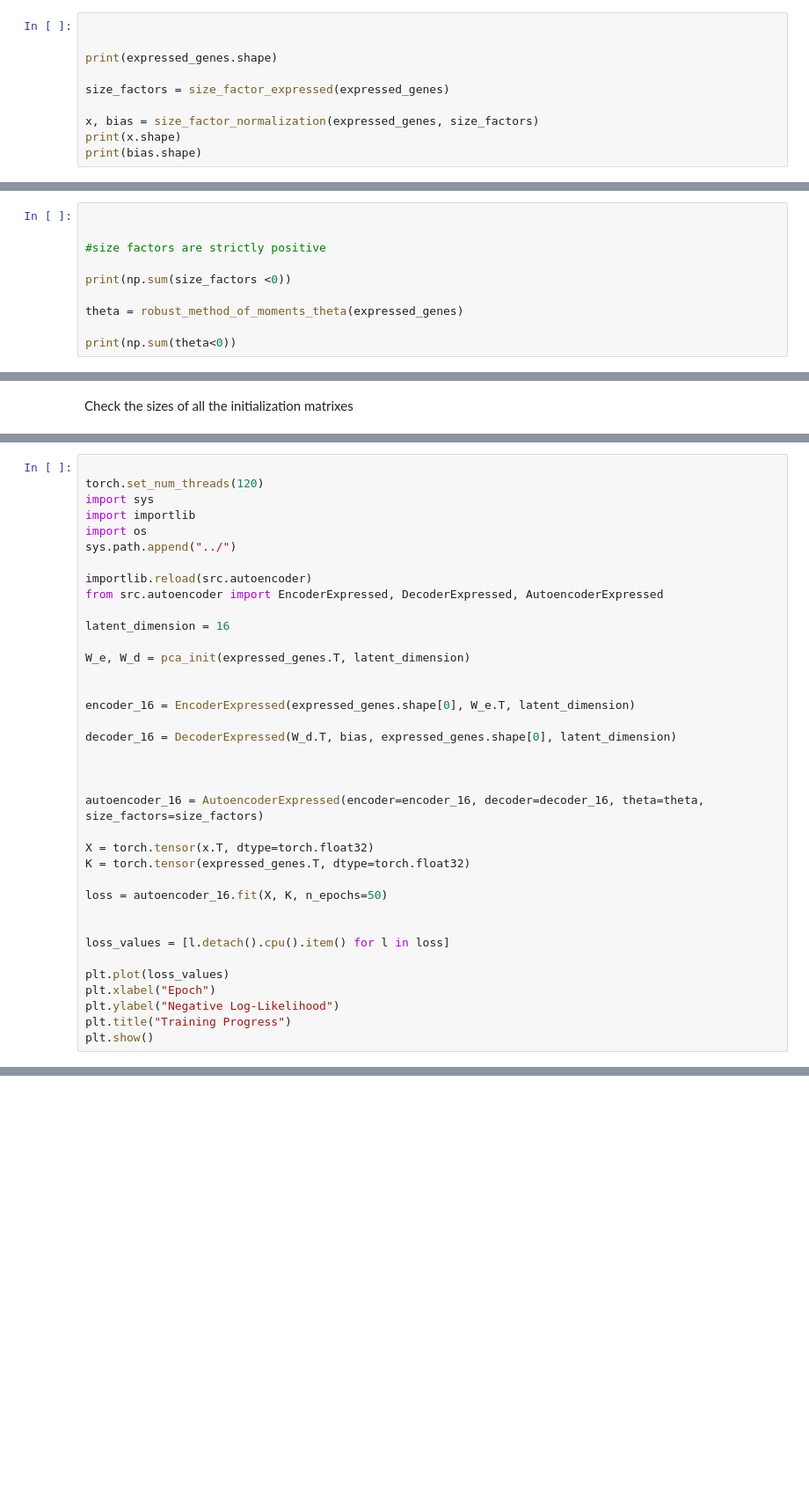
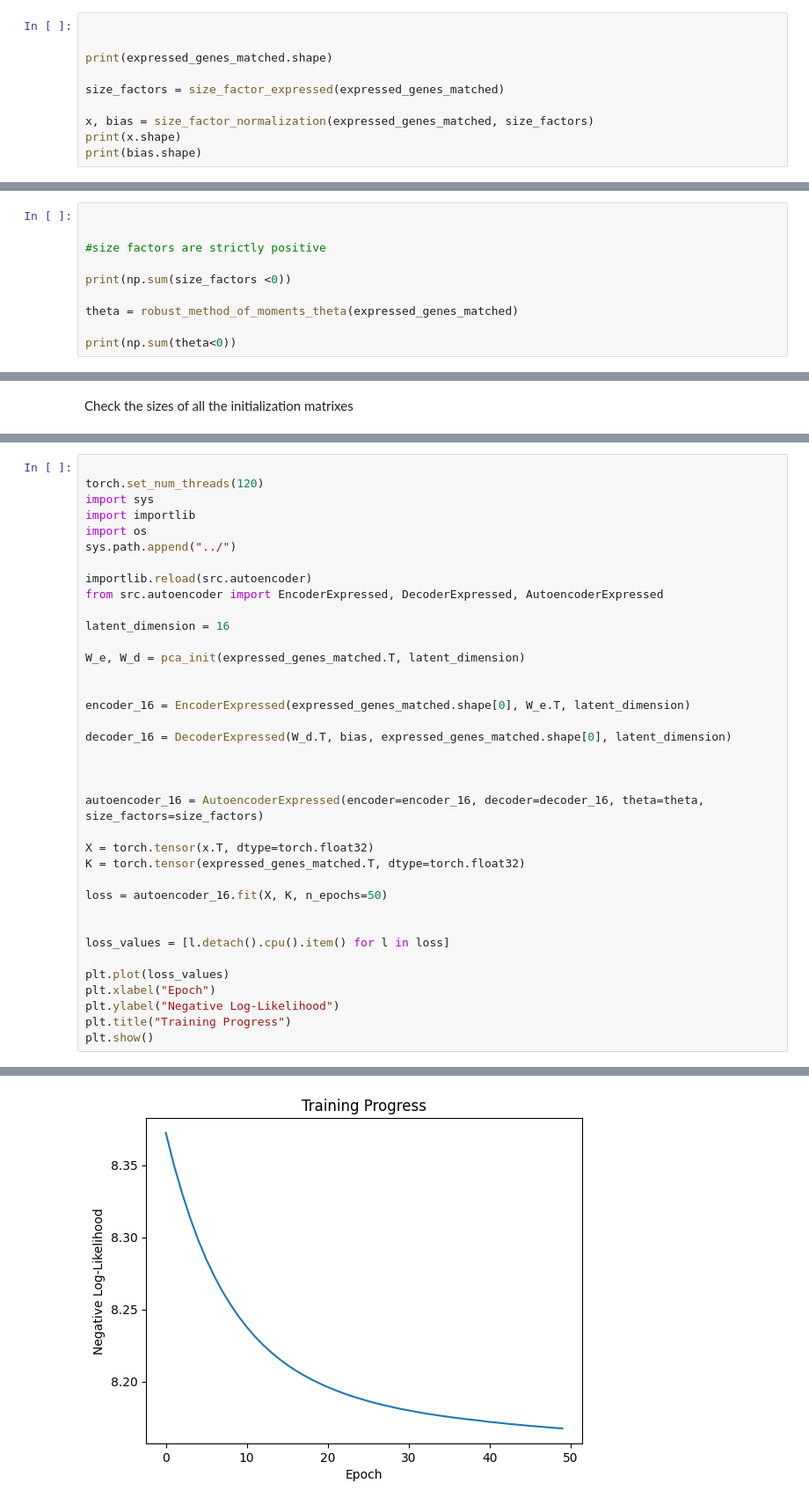
Before and after one commit to Magura23/Outliers_detection, a Jupyter notebook: notebooks/GTEx1.ipynb, the cells around one changed output, grey strips where cells are left out. Shown: that part at 88% size. Cells and saved outputs as stored; diff of their text form; blank space fills up the shorter version.

```diff
--- a/notebooks/GTEx1.ipynb
+++ b/notebooks/GTEx1.ipynb
@@ -333,11 +426,11 @@ Calculating the size factors which capture variations in sequencing depth; estim
 # %%
 
 
-print(expressed_genes.shape)
+print(expressed_genes_matched.shape)
 
-size_factors = size_factor_expressed(expressed_genes)
+size_factors = size_factor_expressed(expressed_genes_matched)
 
-x, bias = size_factor_normalization(expressed_genes, size_factors)
+x, bias = size_factor_normalization(expressed_genes_matched, size_factors)
 print(x.shape)
 print(bias.shape)
 # %% [output]
@@ -424,7 +517,7 @@ plt.show()
 
 print(np.sum(size_factors <0))
 
-theta = robust_method_of_moments_theta(expressed_genes)
+theta = robust_method_of_moments_theta(expressed_genes_matched)
 
 print(np.sum(theta<0))
 # %% [output]
@@ -467,19 +560,19 @@ from src.autoencoder import EncoderExpressed, DecoderExpressed, AutoencoderExpre
 
 latent_dimension = 16
 
-W_e, W_d = pca_init(expressed_genes.T, latent_dimension)
+W_e, W_d = pca_init(expressed_genes_matched.T, latent_dimension)
 
 
-encoder_16 = EncoderExpressed(expressed_genes.shape[0], W_e.T, latent_dimension)
+encoder_16 = EncoderExpressed(expressed_genes_matched.shape[0], W_e.T, latent_dimension)
 
-decoder_16 = DecoderExpressed(W_d.T, bias, expressed_genes.shape[0], latent_dimension)
+decoder_16 = DecoderExpressed(W_d.T, bias, expressed_genes_matched.shape[0], latent_dimension)
 
 
 
 autoencoder_16 = AutoencoderExpressed(encoder=encoder_16, decoder=decoder_16, theta=theta, size_factors=size_factors)
 
 X = torch.tensor(x.T, dtype=torch.float32)
-K = torch.tensor(expressed_genes.T, dtype=torch.float32)
+K = torch.tensor(expressed_genes_matched.T, dtype=torch.float32)
 
 loss = autoencoder_16.fit(X, K, n_epochs=50)
 
@@ -508,3 +588,4 @@ Epoch 11, NLL: 8.117013
+[figure, added]
 # %%
 
 
```
Also changed, not shown: parts of 27 cells of this notebook, 2 other files.
